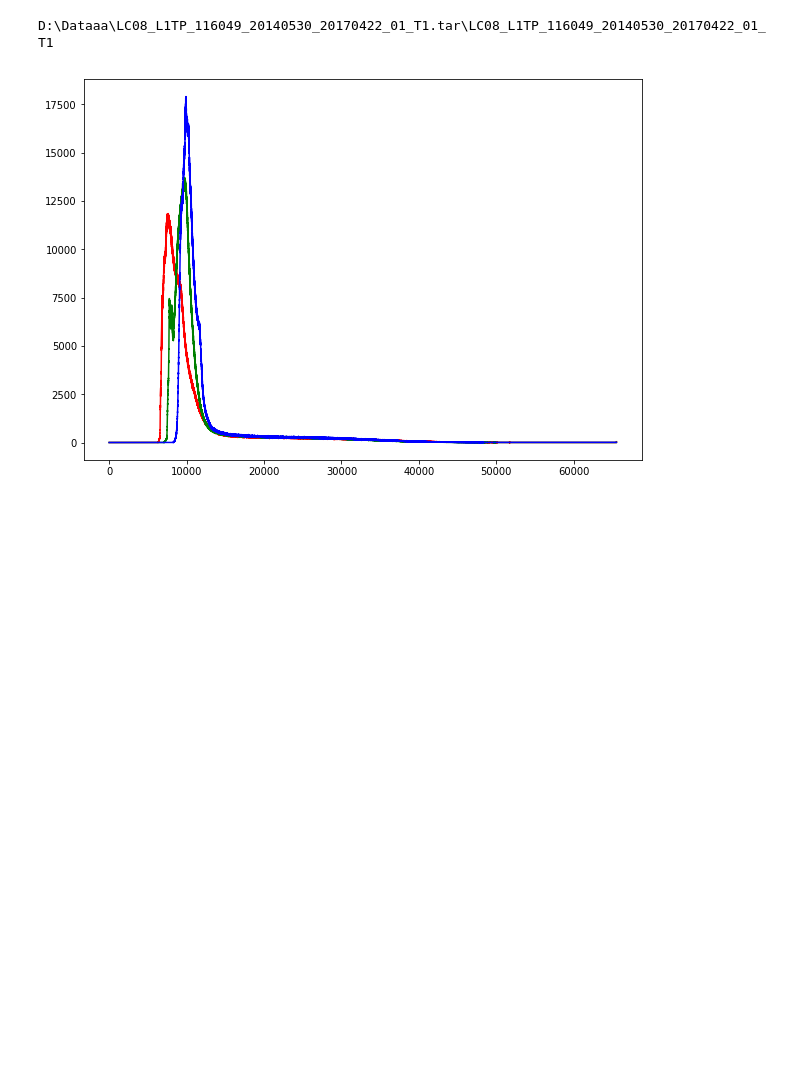
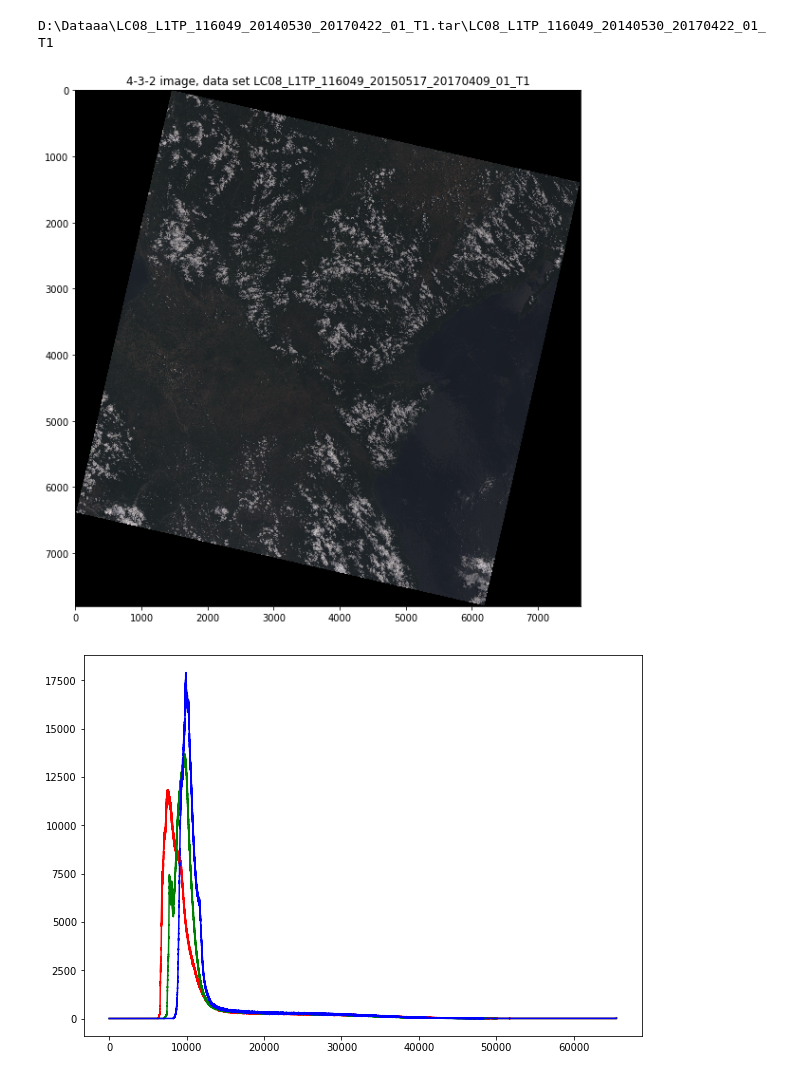
Before and after one commit to baeyuh/GIS, a Jupyter notebook: Image Processing/Color Image Processing.ipynb, the cells around one changed output. Cells and saved outputs as stored; diff of their text form; code cells hidden in the pictures; blank space fills up the shorter version.

```diff
--- a/Image Processing/Color Image Processing.ipynb
+++ b/Image Processing/Color Image Processing.ipynb
@@ -48,7 +48,9 @@ b4 = read_band(4)
 img432 = np.dstack((b4, b3, b2))
 %reset_selective -f b
 # %%
-#color_image_show(img432, '4-3-2 image, data set LC08_L1TP_116049_20150517_20170409_01_T1')
+color_image_show(img432, '4-3-2 image, data set LC08_L1TP_116049_20150517_20170409_01_T1')
+# %% [output]
+[figure, added]
 # %%
 fig = plt.figure(figsize=(10, 7))
 fig.set_facecolor('white')
```
Also changed, not shown: parts of 5 cells of this notebook.
